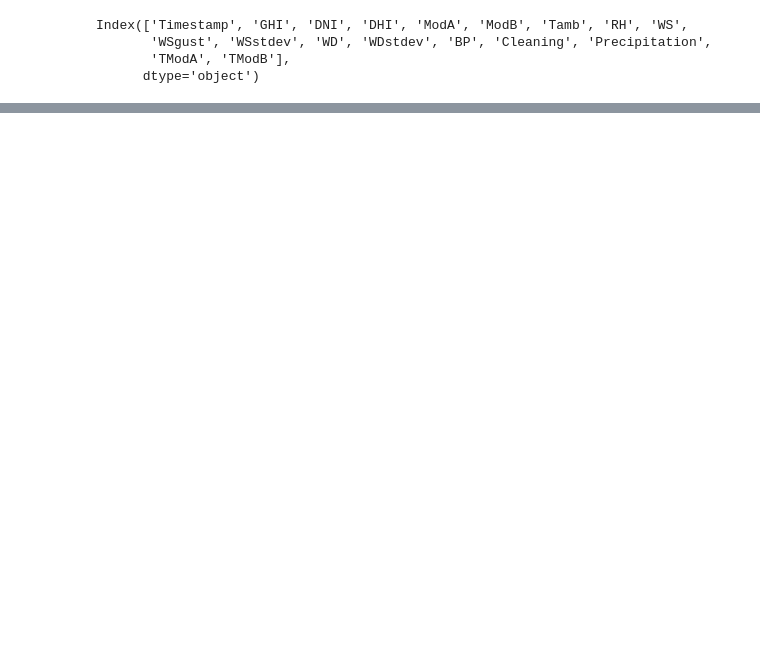
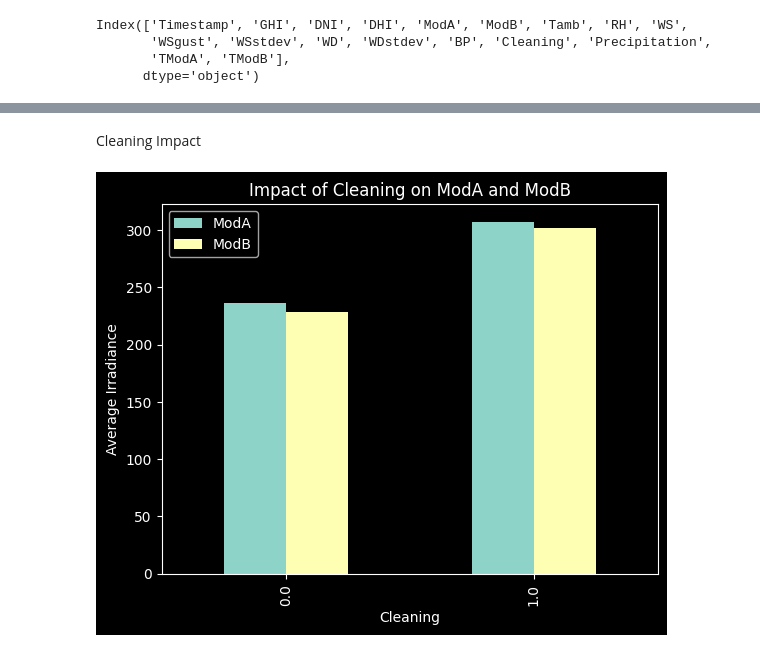
Before and after one commit to zemawi/Solar_Radiation-week0, a Jupyter notebook: notebooks/benin_eda.ipynb, the cells around one changed output, grey strips where cells are left out. Drawn from its saved outputs; the diff is of its cells as text; code cells hidden in the pictures; blank space fills up the shorter version.

Commit message:
all in one file for benin

```diff
--- a/notebooks/benin_eda.ipynb
+++ b/notebooks/benin_eda.ipynb
@@ -77,0 +128,9 @@ Index(['Timestamp', 'GHI', 'DNI', 'DHI', 'ModA', 'ModB', 'Tamb', 'RH', 'WS',
+# %%
+# Columns to analyze for outliers
+cols_to_check = ['GHI', 'DNI', 'DHI', 'ModA', 'ModB', 'WS', 'WSgust']
+
+# Compute Z-scores for each column and flag outliers (Z > 3 or < -3)
+for col in cols_to_check:
+    benin[f'{col}_zscore'] = zscore(benin[col].fillna(benin[col].median()))
+    outliers = benin[np.abs(benin[f'{col}_zscore']) > 3]
+    print(f'{col} → {len(outliers)} outliers (|Z| > 3)')
@@ -77,0 +161,2 @@ Index(['Timestamp', 'GHI', 'DNI', 'DHI', 'ModA', 'ModB', 'Tamb', 'RH', 'WS',
+# %%
+benin.drop(columns=[f"{col}_zscore" for col in cols_to_check], inplace=True)
@@ -77,0 +165,2 @@ Index(['Timestamp', 'GHI', 'DNI', 'DHI', 'ModA', 'ModB', 'Tamb', 'RH', 'WS',
+# %%
+benin[cols_to_check] = benin[cols_to_check].apply(lambda x: x.fillna(x.median()))
@@ -77,0 +173,2 @@ Index(['Timestamp', 'GHI', 'DNI', 'DHI', 'ModA', 'ModB', 'Tamb', 'RH', 'WS',
+# %%
+benin['Timestamp'] = pd.to_datetime(benin['Timestamp'])
@@ -77,0 +245,8 @@ Index(['Timestamp', 'GHI', 'DNI', 'DHI', 'ModA', 'ModB', 'Tamb', 'RH', 'WS',
+# %% [markdown]
+Cleaning Impact
+# %%
+benin.groupby('Cleaning')[['ModA', 'ModB']].mean().plot(kind='bar', title='Impact of Cleaning on ModA and ModB')
+plt.ylabel("Average Irradiance")
+plt.show()
+# %% [output]
+[figure, added]
```
Also changed, not shown: parts of 37 cells of this notebook, 1 other file.
